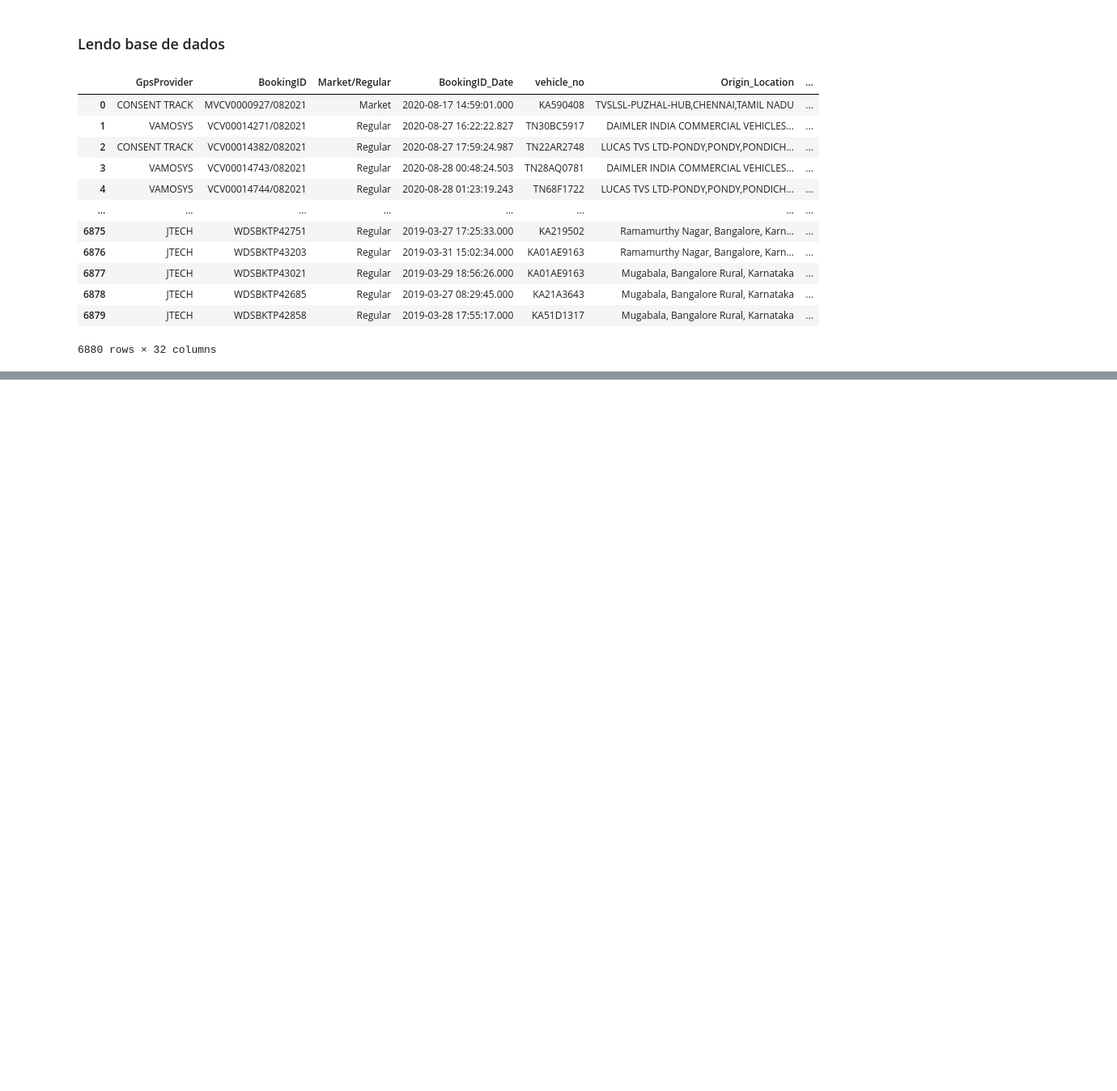
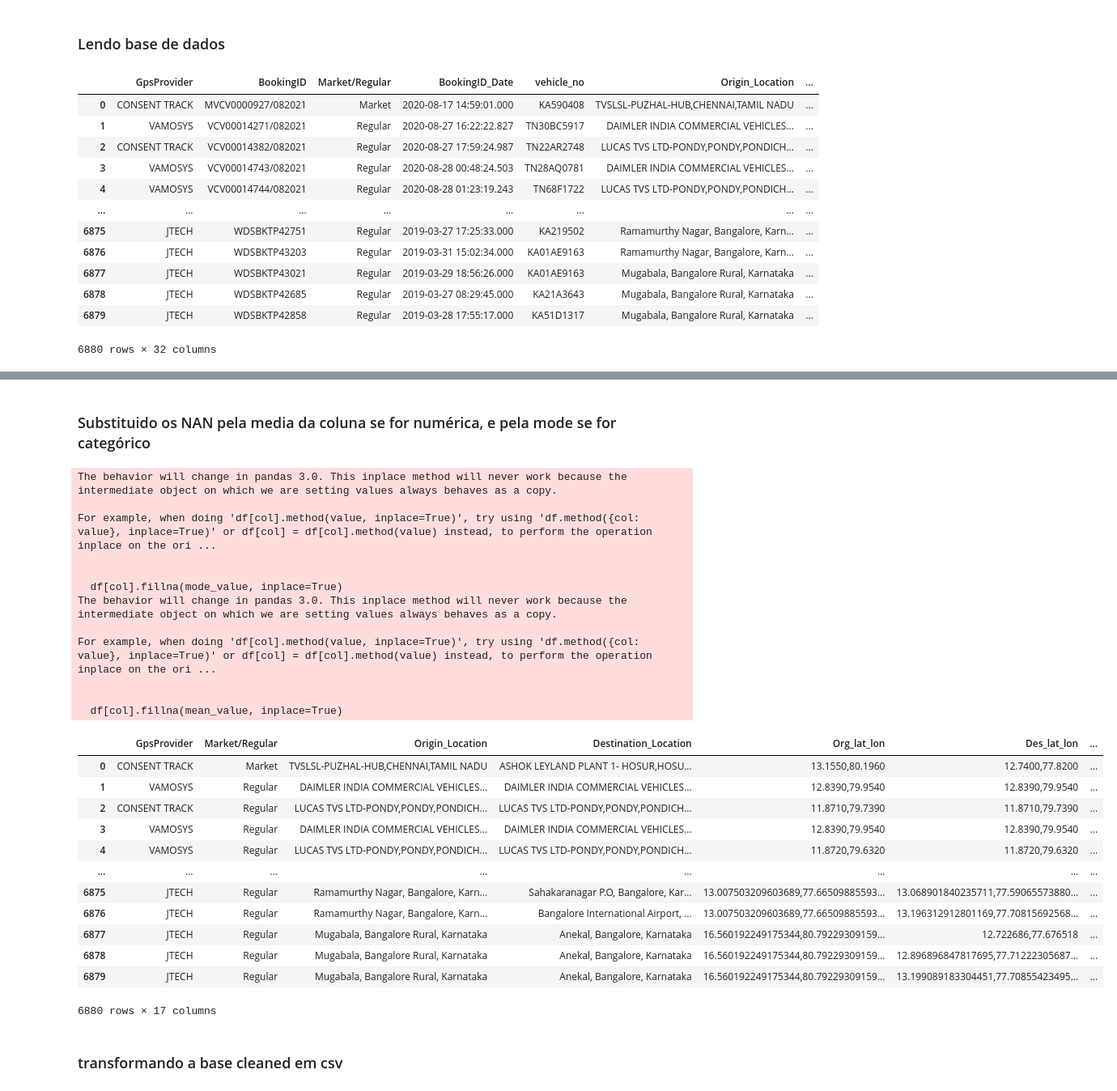
Before and after one commit to Ei-Truck/Exploratory-Analysis_Preditive-Model, a Jupyter notebook: exploratory_analysis.ipynb, the cells around one changed output, grey strips where cells are left out. Shown: that part at 81% size. Saved outputs shown, nothing was run; the diff lists cells and outputs as text; code cells hidden in the pictures; blank space fills up the shorter version.

```diff
--- a/exploratory_analysis.ipynb
+++ b/exploratory_analysis.ipynb
@@ -26,0 +128,42 @@ df
+# %% [markdown]
+### Substituido os NAN pela media da coluna se for numérica, e pela mode se for categórico
+# %%
+for col in df.columns:
+    if df[col].dtype in ["int64", "float64"]:
+        # Substitui NaN pela média
+        mean_value = df[col].mean()
+        df[col].fillna(mean_value, inplace=True)
+    else:
+        # Substitui NaN pela moda
+        mode_value = df[col].mode()[0] if not df[col].mode().empty else "Desconhecido"
+        df[col].fillna(mode_value, inplace=True)
+
+df
+# %% [output]
+The behavior will change in pandas 3.0. This inplace method will never work because the intermediate object on which we are setting values always behaves as a copy.
+
+For example, when doing 'df[col].method(value, inplace=True)', try using 'df.method({col: value}, inplace=True)' or df[col] = df[col].method(value) instead, to perform the operation inplace on the ori ...
+
+
+  df[col].fillna(mode_value, inplace=True)
+The behavior will change in pandas 3.0. This inplace method will never work because the intermediate object on which we are setting values always behaves as a copy.
+
+For example, when doing 'df[col].method(value, inplace=True)', try using 'df.method({col: value}, inplace=True)' or df[col] = df[col].method(value) instead, to perform the operation inplace on the ori ...
+
+
+  df[col].fillna(mean_value, inplace=True)
+|  | GpsProvider | Market/Regular | Origin_Location | Destination_Location | Org_lat_lon | Des_lat_lon | ... |
+| 0 | CONSENT TRACK | Market | TVSLSL-PUZHAL-HUB,CHENNAI,TAMIL NADU | ASHOK LEYLAND PLANT 1- HOSUR,HOSU... | 13.1550,80.1960 | 12.7400,77.8200 | ... |
+| 1 | VAMOSYS | Regular | DAIMLER INDIA COMMERCIAL VEHICLES... | DAIMLER INDIA COMMERCIAL VEHICLES... | 12.8390,79.9540 | 12.8390,79.9540 | ... |
+| 2 | CONSENT TRACK | Regular | LUCAS TVS LTD-PONDY,PONDY,PONDICH... | LUCAS TVS LTD-PONDY,PONDY,PONDICH... | 11.8710,79.7390 | 11.8710,79.7390 | ... |
+| 3 | VAMOSYS | Regular | DAIMLER INDIA COMMERCIAL VEHICLES... | DAIMLER INDIA COMMERCIAL VEHICLES... | 12.8390,79.9540 | 12.8390,79.9540 | ... |
+| 4 | VAMOSYS | Regular | LUCAS TVS LTD-PONDY,PONDY,PONDICH... | LUCAS TVS LTD-PONDY,PONDY,PONDICH... | 11.8720,79.6320 | 11.8720,79.6320 | ... |
+| ... | ... | ... | ... | ... | ... | ... | ... |
+| 6875 | JTECH | Regular | Ramamurthy Nagar, Bangalore, Karn... | Sahakaranagar P.O, Bangalore, Kar... | 13.007503209603689,77.66509885593... | 13.068901840235711,77.59065573880... | ... |
+| 6876 | JTECH | Regular | Ramamurthy Nagar, Bangalore, Karn... | Bangalore International Airport, ... | 13.007503209603689,77.66509885593... | 13.196312912801169,77.70815692568... | ... |
+| 6877 | JTECH | Regular | Mugabala, Bangalore Rural, Karnataka | Anekal, Bangalore, Karnataka | 16.560192249175344,80.79229309159... | 12.722686,77.676518 | ... |
+| 6878 | JTECH | Regular | Mugabala, Bangalore Rural, Karnataka | Anekal, Bangalore, Karnataka | 16.560192249175344,80.79229309159... | 12.896896847817695,77.71222305687... | ... |
+| 6879 | JTECH | Regular | Mugabala, Bangalore Rural, Karnataka | Anekal, Bangalore, Karnataka | 16.560192249175344,80.79229309159... | 13.199089183304451,77.70855423495... | ... |
+6880 rows × 17 columns
+# %% [markdown]
+### transformando a base cleaned em csv
```
Also changed, not shown: parts of 8 cells of this notebook.
